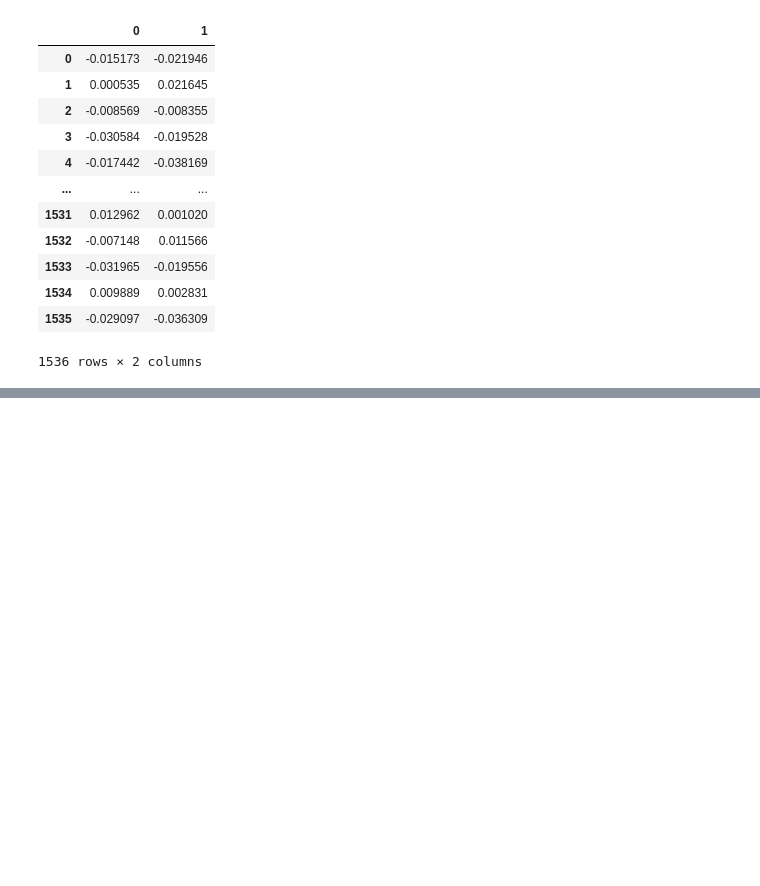
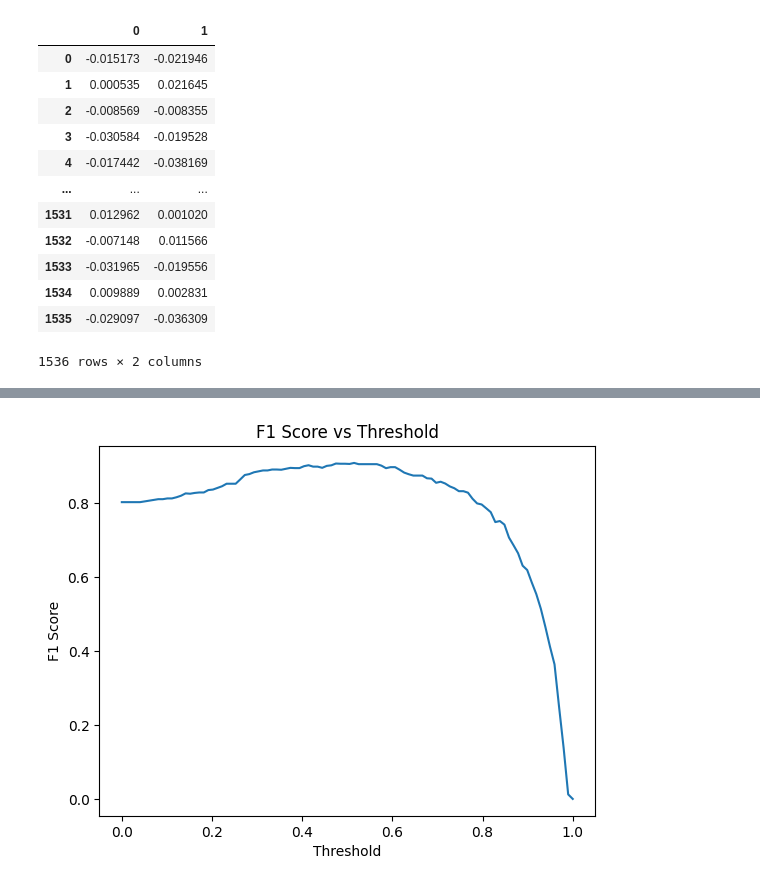
Before and after one commit to stefanhuber1510/enforcing-the-digital-services-act, a Jupyter notebook: 8-embeddings-project/main-embeddings.ipynb, the cells around one changed output, grey strips where cells are left out. Saved outputs shown, nothing was run; the diff lists cells and outputs as text; code cells hidden in the pictures; blank space fills up the shorter version.

```diff
--- a/8-embeddings-project/main-embeddings.ipynb
+++ b/8-embeddings-project/main-embeddings.ipynb
@@ -57,0 +208,21 @@ pd.DataFrame([embedding2["data"][0]["embedding"],embedding["data"][0]["embedding
+# %%
+import numpy as np
+import matplotlib.pyplot as plt
+from sklearn.metrics import f1_score
+
+thresholds = np.linspace(0, 1, num=100)
+f1_scores = []
+
+for threshold in thresholds:
+    predicted = (outputs_np >= threshold).astype(int)
+    f1 = f1_score(labels_np, predicted)
+    f1_scores.append(f1)
+
+# Plot the F1 score as a function of the threshold
+plt.plot(thresholds, f1_scores)
+plt.xlabel('Threshold')
+plt.ylabel('F1 Score')
+plt.title('F1 Score vs Threshold')
+plt.show()
+# %% [output]
+[figure, added]
```
Also changed, not shown: parts of 18 cells of this notebook, 8 other files.
